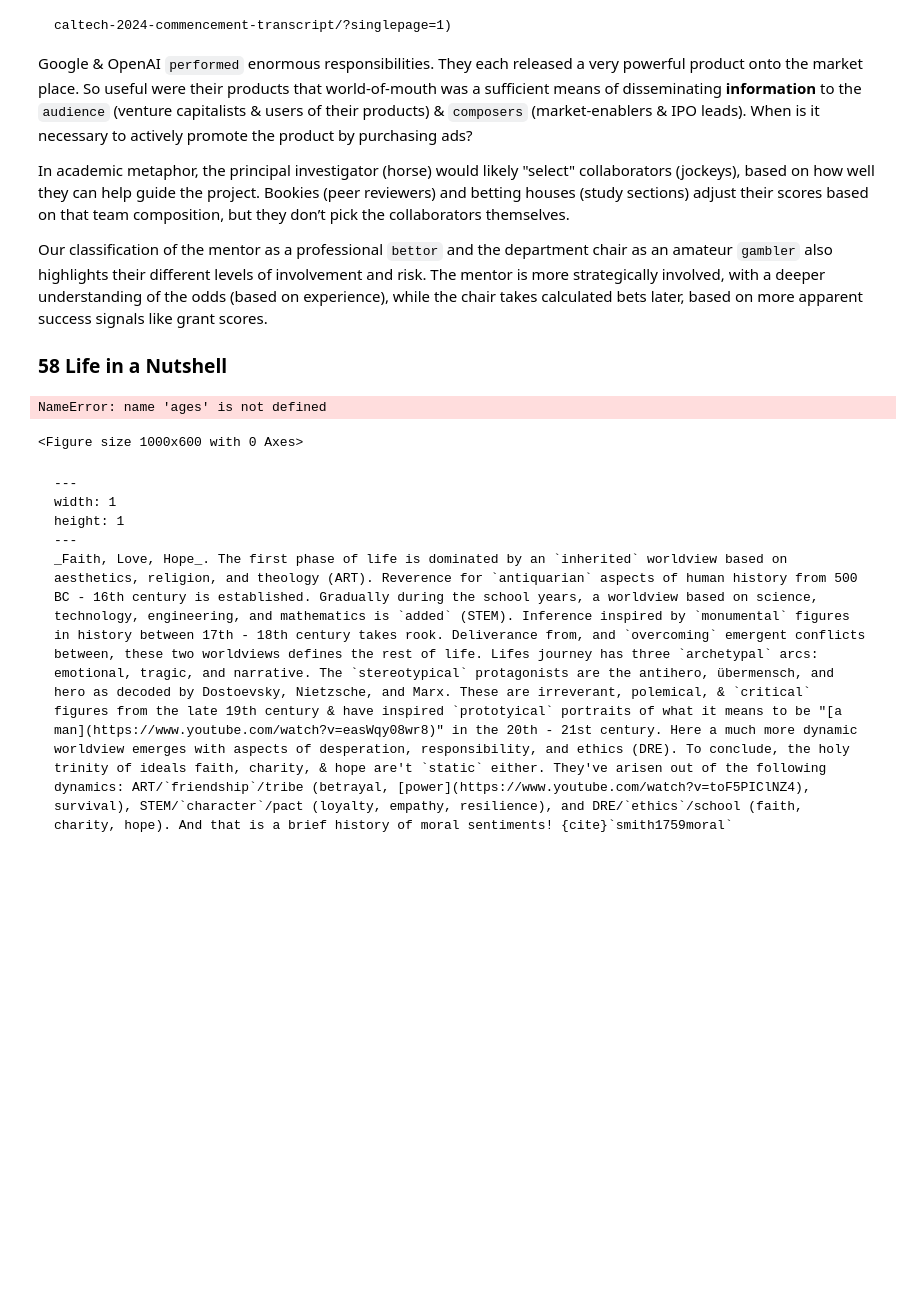
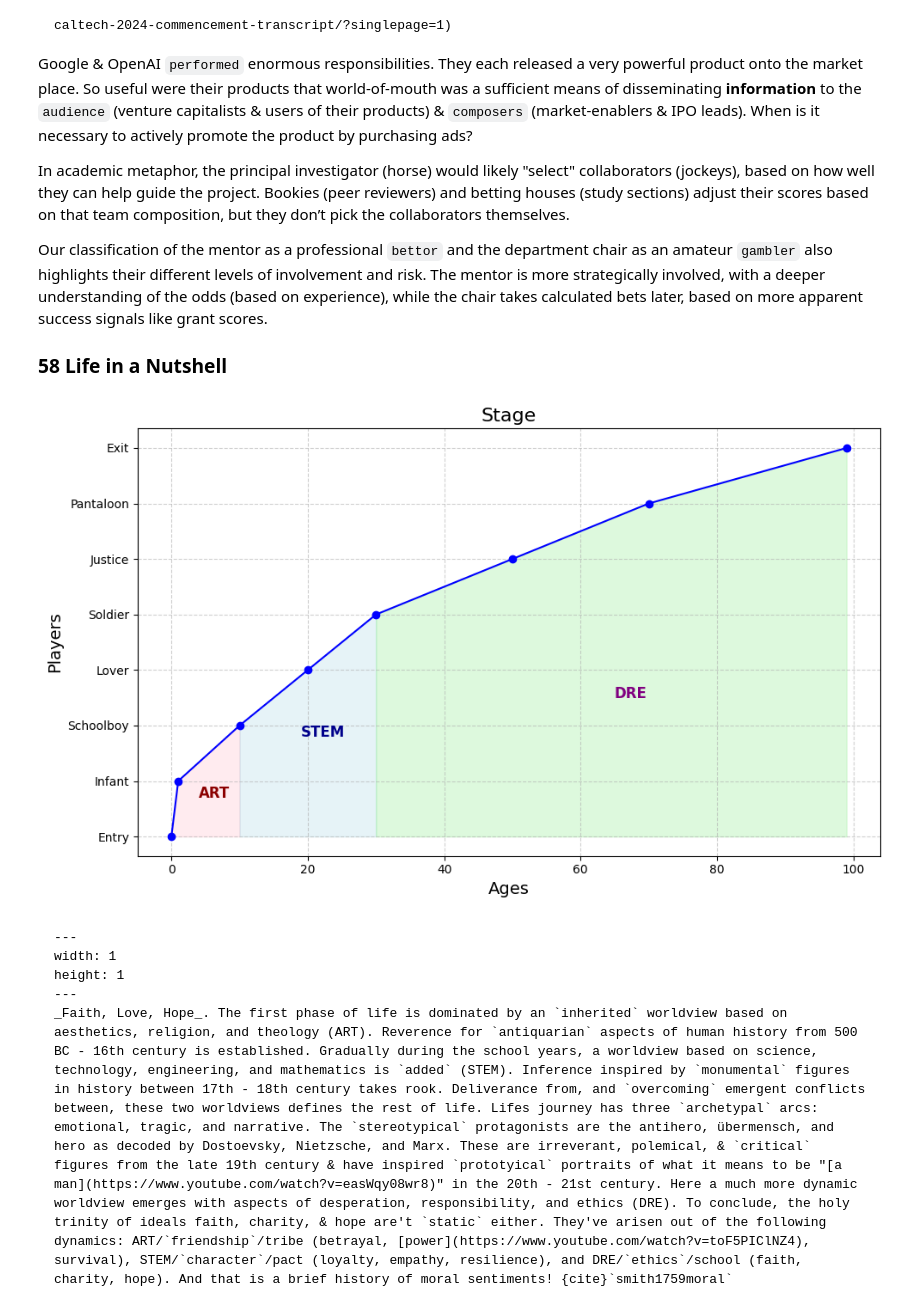
Before and after one commit to abikesa/nietzsche, a Jupyter notebook: kitabo/ensi/_build/jupyter_execute/dancing/fractals.ipynb, the cells around one changed output. Cells and saved outputs as stored; diff of their text form; code cells hidden in the pictures; blank space fills up the shorter version.

Commit message:
restore life stages, debugged code

````diff
--- a/kitabo/ensi/_build/jupyter_execute/dancing/fractals.ipynb
+++ b/kitabo/ensi/_build/jupyter_execute/dancing/fractals.ipynb
@@ -1323,44 +1323,51 @@ Our classification of the mentor as a professional `bettor` and the department c
 ### 58 Life in a Nutshell
 # %%
 import numpy as np
+import matplotlib.pyplot as plt
+
+# Define the stages from the soliloquy and corresponding approximate ages
+stages = [
+    "Entry", "Infant", "Schoolboy", "Lover",
+    "Soldier", "Justice", "Pantaloon", "Exit"
+]
+ages = [0, 1, 10, 20, 30, 50, 70, 99]  # Estimated ages for each stage
 
 # Recreate the plot with the fix to shading logic
 plt.figure(figsize=(10, 6))
 
 # Convert ages to a numpy array for proper comparison in `fill_between`
 ages_array = np.array(ages)
 
 # Plot the line again
 plt.plot(ages, range(len(stages)), marker='o', linestyle='-', color='b')
 
 # Shade the areas
 plt.fill_between(ages, range(len(stages)), color='pink', where=(ages_array <= 10), alpha=0.3, label='ART')
 plt.fill_between(ages, range(len(stages)), color='lightblue', where=((ages_array >= 10) & (ages_array <= 30)), alpha=0.3, label='STEM')
 plt.fill_between(ages, range(len(stages)), color='lightgreen', where=(ages_array >= 30), alpha=0.3, label='DRE')
 
 # Label the axes and title
 plt.title("Stage", fontsize=16)
-plt.xlabel("Age in Years", fontsize=14)
+plt.xlabel("Ages", fontsize=14)
 plt.ylabel("Players", fontsize=14)
 
 # Set the yticks to correspond to the stages
 plt.yticks(range(len(stages)), stages)
 
 # Add the labels in shaded areas
 plt.text(4, 0.7, 'ART', fontsize=12, color='darkred', weight='bold')
-plt.text(19, 1.5, 'STEM', fontsize=12, color='darkblue', weight='bold')
-plt.text(60, 2.5, 'DRE', fontsize=12, color='purple', weight='bold')
+plt.text(19, 1.8, 'STEM', fontsize=12, color='darkblue', weight='bold')
+plt.text(65, 2.5, 'DRE', fontsize=12, color='purple', weight='bold')
 
 # Add grid for clarity
 plt.grid(True, linestyle='--', alpha=0.6)
 
 # Show the legend and the plot
 plt.tight_layout()
 # plt.legend(loc='upper left')
 plt.show()
 # %% [output]
-NameError: name 'ages' is not defined
-<Figure size 1000x600 with 0 Axes>
+[figure, added]
 # %% [markdown]
 ```{figure} ../figures/blanche.*
 ---
````
Also changed, not shown: parts of 1 cell of this notebook, 10 other files.
